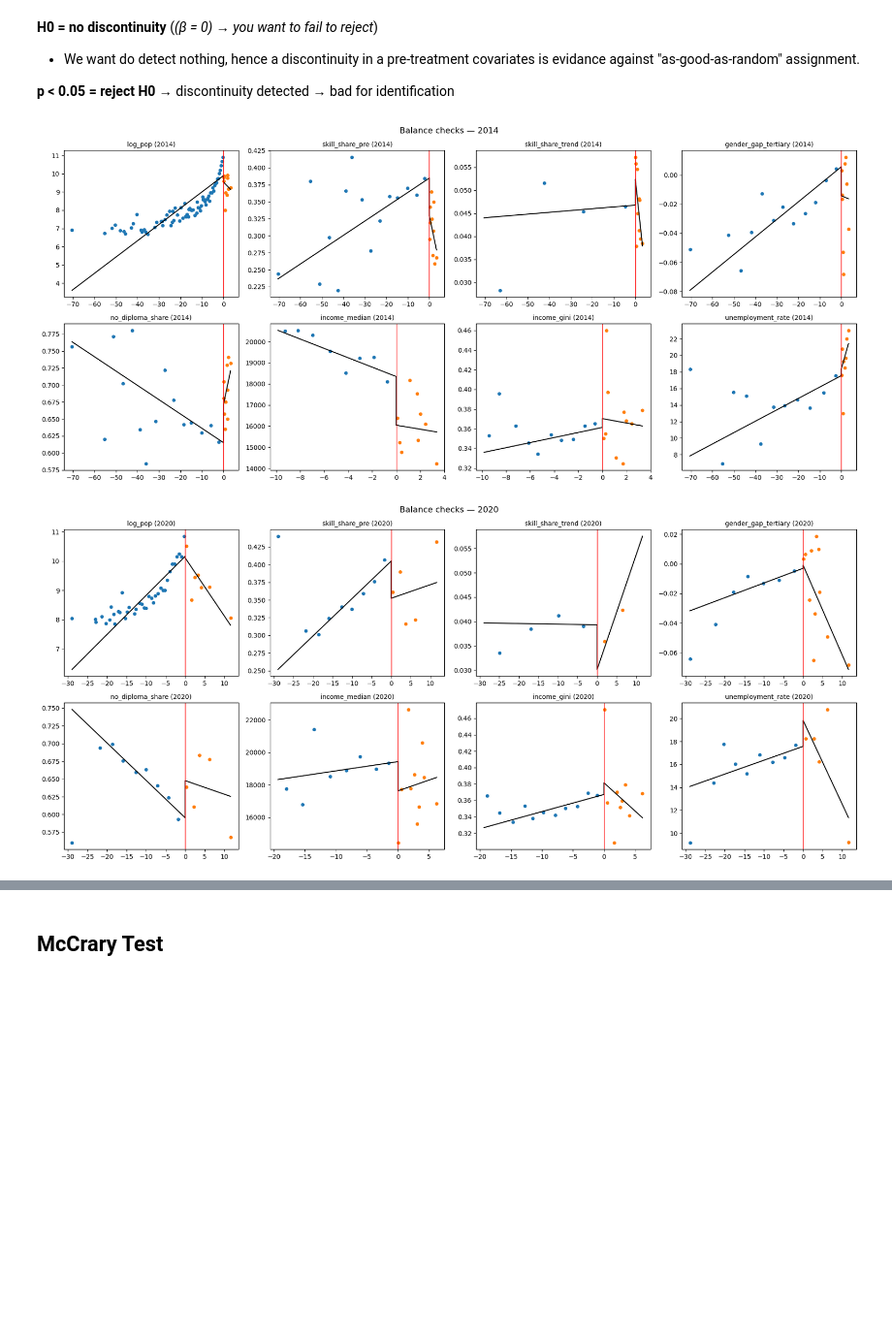
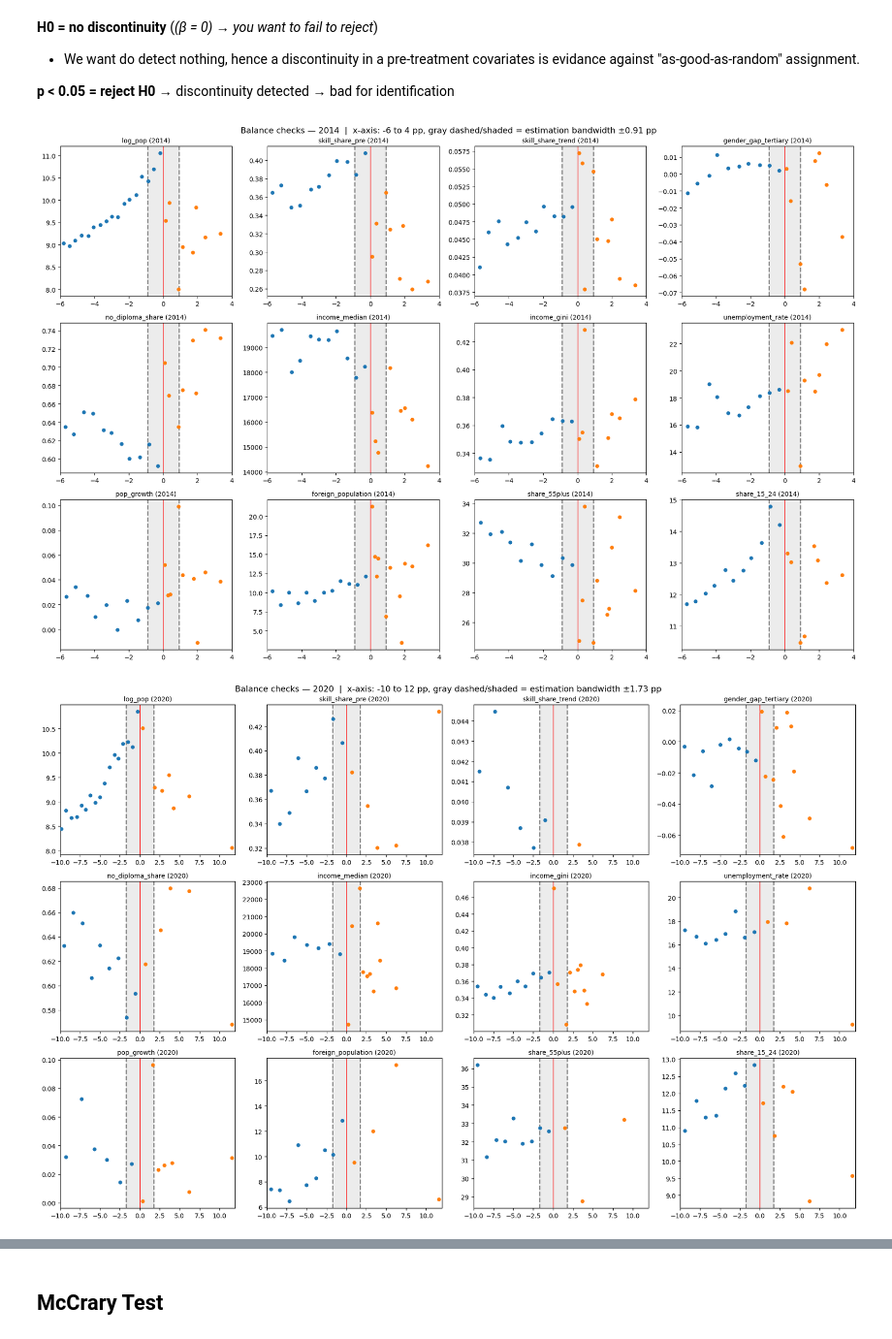
Before and after one commit to Tobias-Bue/far-right-rdd-thesis, a Jupyter notebook: Balance_McCrary_checks.ipynb, the cells around one changed output, grey strips where cells are left out. Shown at 97% size. Saved outputs shown, nothing was run; the diff lists cells and outputs as text; code cells hidden in the pictures; blank space fills up the shorter version.

Commit message:
adjustments in data prep, balance checks and Model

```diff
--- a/Balance_McCrary_checks.ipynb
+++ b/Balance_McCrary_checks.ipynb
@@ -28,0 +32,12 @@ df_rdd
+# %%
+# Optimale Bandbreite je Zyklus, basierend auf dem Haupt-Outcome (delta_skill_share)
+# → wird danach für ALLE Balance-Checks in diesem Zyklus fix übernommen
+bw_by_cycle = {}
+for cycle in [2014, 2020]:
+    sub = df_rdd[df_rdd['election_year'] == cycle].dropna(subset=['delta_skill_share', 'd_50'])
+    bw_res = rdbwselect(y=sub['delta_skill_share'], x=sub['d_50'], c=0, bwselect='mserd')
+    print(f"--- {cycle} ---")
+    print(bw_res)   # einmal ansehen, um den richtigen Spalten/Zeilen-Index zu bestätigen
+    bw_by_cycle[cycle] = float(bw_res.bws.iloc[0, 0])  # Index ggf. nach Ausgabe anpassen
+
+print(bw_by_cycle)
@@ -29,3 +62,11 @@ df_rdd
+# %%
+# Frozen values (copied from the rdbwselect output above) — hardcoded so every
+# downstream balance check and plot uses this exact, fixed window regardless
+# of whether rdbwselect happens to be re-run later.
+bw_by_cycle = {
+    2014: 0.9126566708641107,
+    2020: 1.7324020945656122,
+}
 # %% [markdown]
 ## Balance Checks
 # %%
@@ -69,6 +115,7 @@ def balance_check(df, covariate, running='d_50', cutoff=0, cycle=None):
 # %%
 covariates = ['log_pop', 'skill_share_pre', 'skill_share_trend', 'gender_gap_tertiary',
-              'no_diploma_share', 'income_median', 'income_gini', 'unemployment_rate']
+              'no_diploma_share', 'income_median', 'income_gini', 'unemployment_rate',
+              'pop_growth', 'foreign_population', 'share_55plus', 'share_15_24']
 # %%
 df_rdd
 # %% [output]
@@ -226,13 +282,15 @@ def plot_balance_rdrobust(ax, df, covariate, running='d_50', cutoff=0, cycle=Non
     ax.set_title(f"{covariate} ({cycle})", fontsize=10)
 # %%
-# ── One 8-panel figure per cycle, using rdrobust's own fit ──
 for cycle in [2014, 2020]:
-    fig, axes = plt.subplots(2, 4, figsize=(18, 8))
+    fig, axes = plt.subplots(3, 4, figsize=(18, 12))
     for ax, cov in zip(axes.flat, covariates):
-        plot_balance_rdrobust(ax, df_rdd, cov, cycle=cycle)
-    fig.suptitle(f"Balance checks — {cycle}", fontsize=13)
+        plot_balance_rdrobust(ax, df_rdd, cov, cycle=cycle,
+                              h=bw_by_cycle[cycle], xlim=plot_xlim_by_cycle[cycle])
+    lo, hi = plot_xlim_by_cycle[cycle]
+    fig.suptitle(f"Balance checks — {cycle}  |  x-axis: {lo} to {hi} pp, "
+                 f"gray dashed/shaded = estimation bandwidth ±{bw_by_cycle[cycle]:.2f} pp", fontsize=13)
     plt.tight_layout()
     plt.show()
 # %% [output]
-[figure, old version]
+[figure, new version]
-[figure, old version]
+[figure, new version]
```
Also changed, not shown: parts of 28 cells of this notebook, 2 other files.
